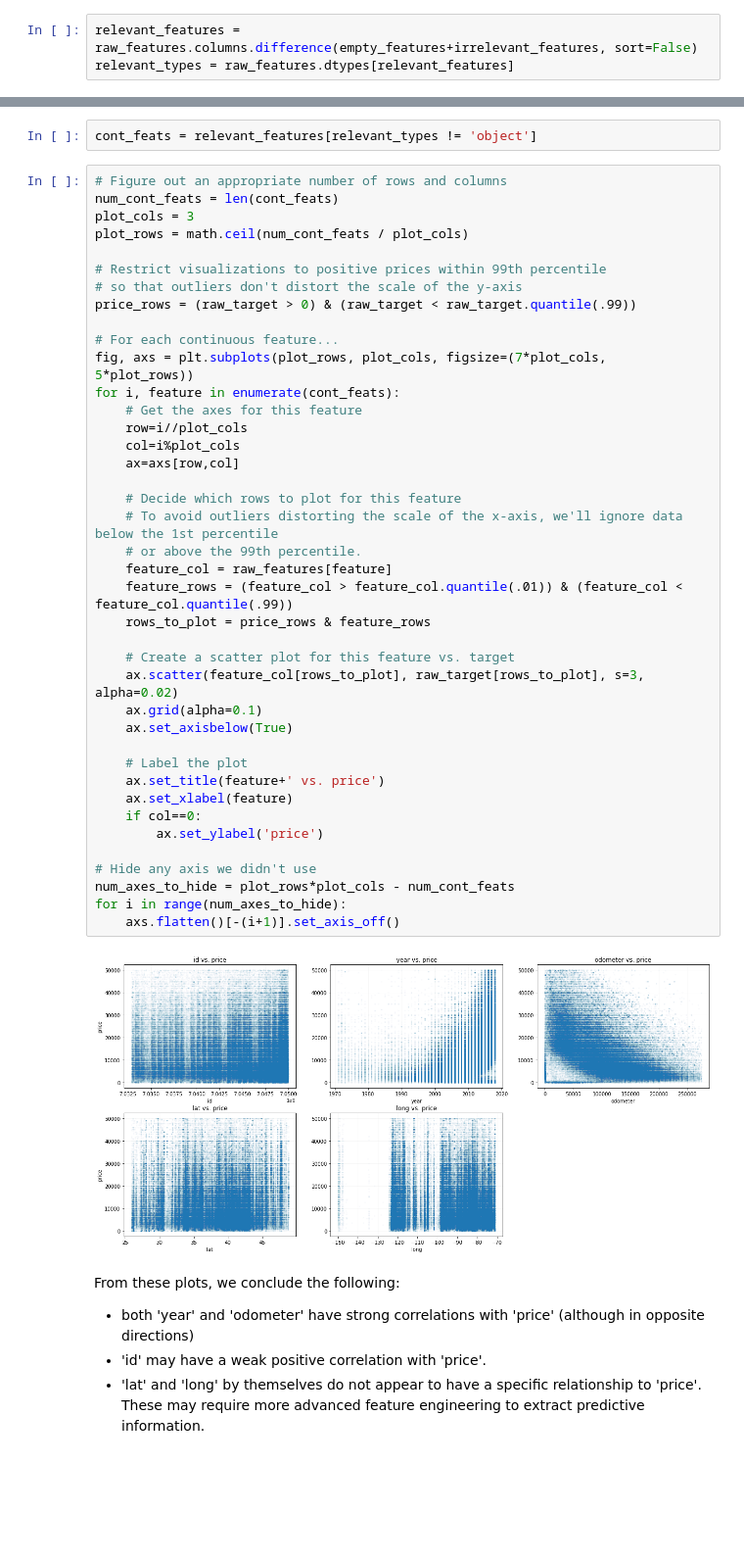
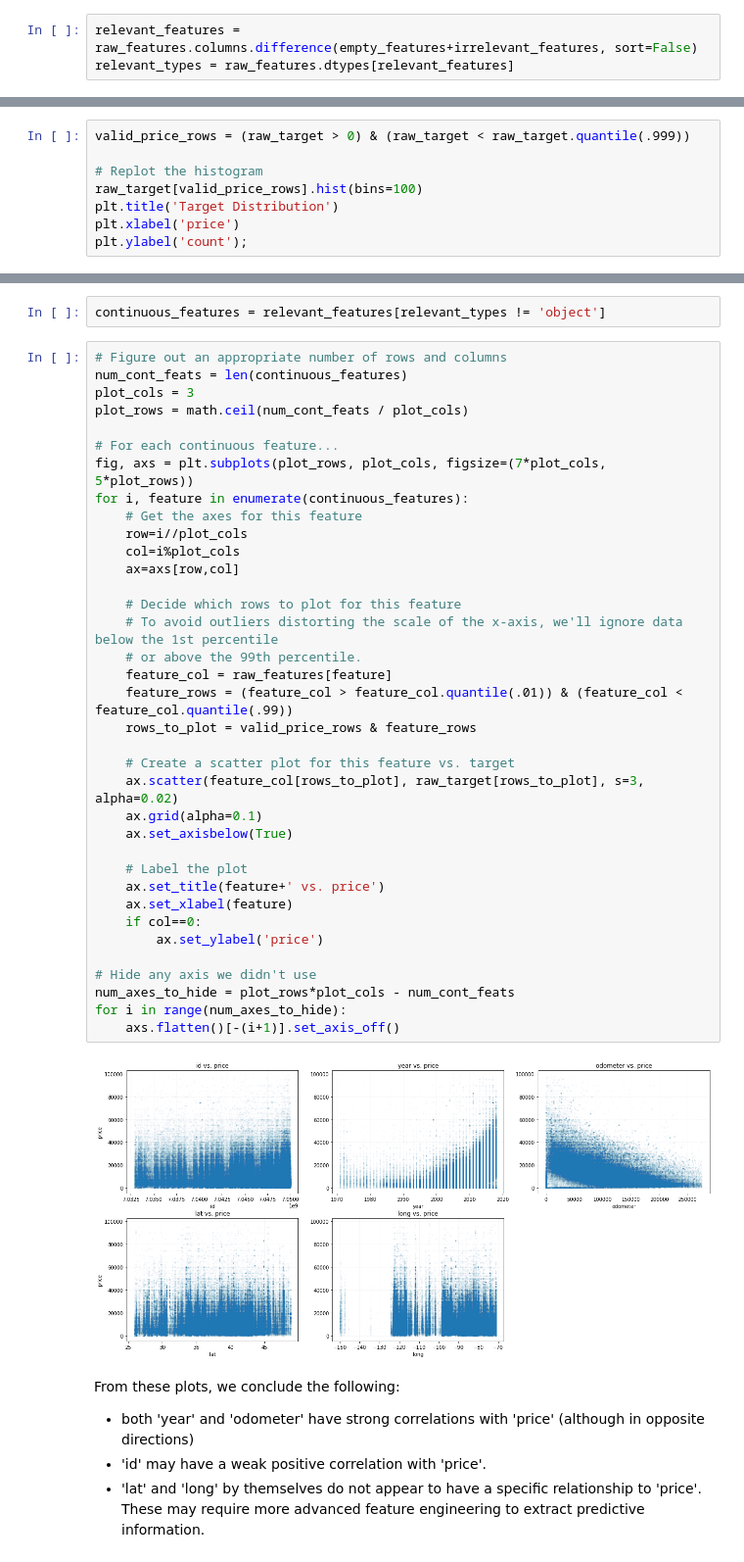
Before and after one commit to AppliedML2020/assignment-3-tomas-larrain, a Jupyter notebook: hw-3_Brett.ipynb, the cells around one changed output, grey strips where cells are left out. Shown at 98% size. Saved outputs shown, nothing was run; the diff lists cells and outputs as text; blank space fills up the shorter version.

```diff
--- a/hw-3_Brett.ipynb
+++ b/hw-3_Brett.ipynb
@@ -45,0 +57,8 @@ relevant_types = raw_features.dtypes[relevant_features]
+# %%
+valid_price_rows = (raw_target > 0) & (raw_target < raw_target.quantile(.999))
+
+# Replot the histogram
+raw_target[valid_price_rows].hist(bins=100)
+plt.title('Target Distribution')
+plt.xlabel('price')
+plt.ylabel('count');
@@ -48,47 +71,43 @@ relevant_types = raw_features.dtypes[relevant_features]
 # %%
-cont_feats = relevant_features[relevant_types != 'object']
+continuous_features = relevant_features[relevant_types != 'object']
 # %%
 # Figure out an appropriate number of rows and columns
-num_cont_feats = len(cont_feats)
+num_cont_feats = len(continuous_features)
 plot_cols = 3
 plot_rows = math.ceil(num_cont_feats / plot_cols)
 
-# Restrict visualizations to positive prices within 99th percentile
-# so that outliers don't distort the scale of the y-axis
-price_rows = (raw_target > 0) & (raw_target < raw_target.quantile(.99))
-
 # For each continuous feature...
 fig, axs = plt.subplots(plot_rows, plot_cols, figsize=(7*plot_cols, 5*plot_rows))
-for i, feature in enumerate(cont_feats):
+for i, feature in enumerate(continuous_features):
     # Get the axes for this feature
     row=i//plot_cols
     col=i%plot_cols
     ax=axs[row,col]
 
     # Decide which rows to plot for this feature
     # To avoid outliers distorting the scale of the x-axis, we'll ignore data below the 1st percentile
     # or above the 99th percentile.
     feature_col = raw_features[feature]
     feature_rows = (feature_col > feature_col.quantile(.01)) & (feature_col < feature_col.quantile(.99))
-    rows_to_plot = price_rows & feature_rows
+    rows_to_plot = valid_price_rows & feature_rows
 
     # Create a scatter plot for this feature vs. target
     ax.scatter(feature_col[rows_to_plot], raw_target[rows_to_plot], s=3, alpha=0.02)
     ax.grid(alpha=0.1)
     ax.set_axisbelow(True)
 
     # Label the plot
     ax.set_title(feature+' vs. price')
     ax.set_xlabel(feature)
     if col==0:
         ax.set_ylabel('price')
 
 # Hide any axis we didn't use
 num_axes_to_hide = plot_rows*plot_cols - num_cont_feats
 for i in range(num_axes_to_hide):
     axs.flatten()[-(i+1)].set_axis_off()
 # %% [output]
-[figure, old version]
+[figure, new version]
 # %% [markdown]
 From these plots, we conclude the following:
 - both 'year' and 'odometer' have strong correlations with 'price' (although in opposite directions)
```
Also changed, not shown: parts of 50 cells of this notebook.
